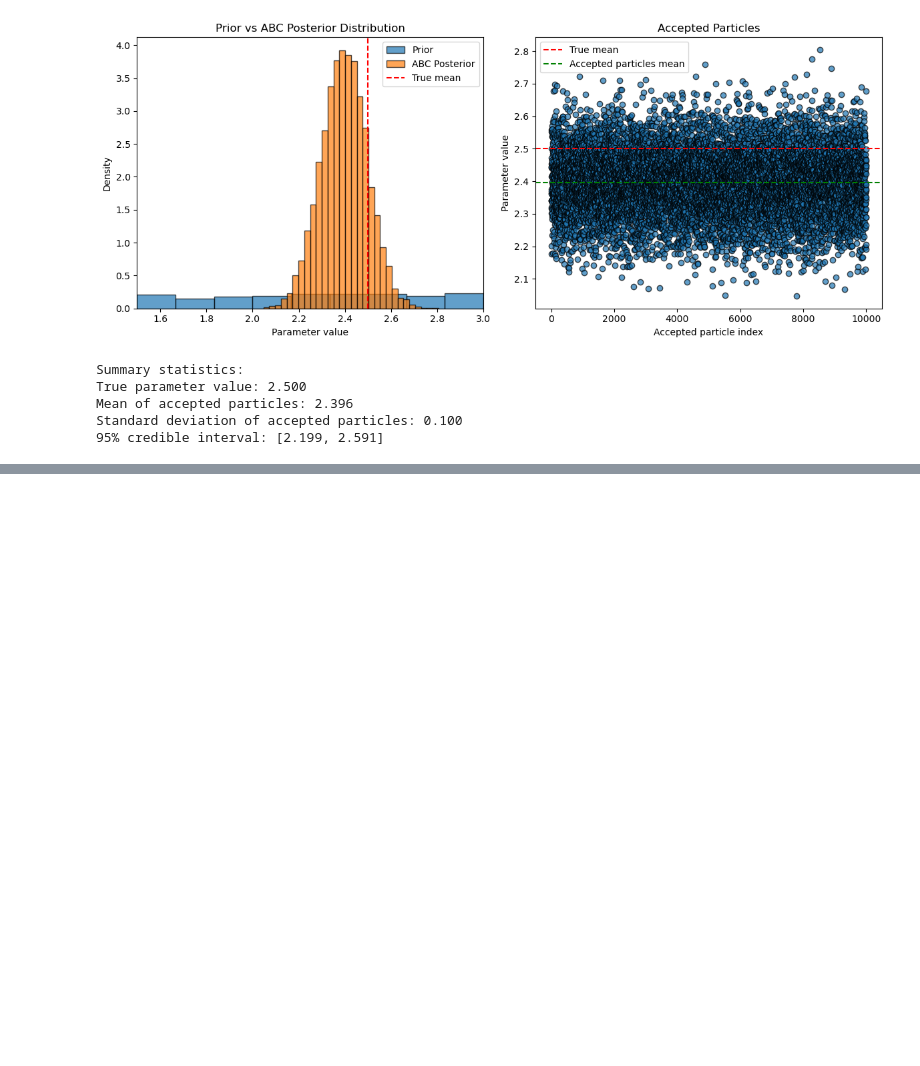
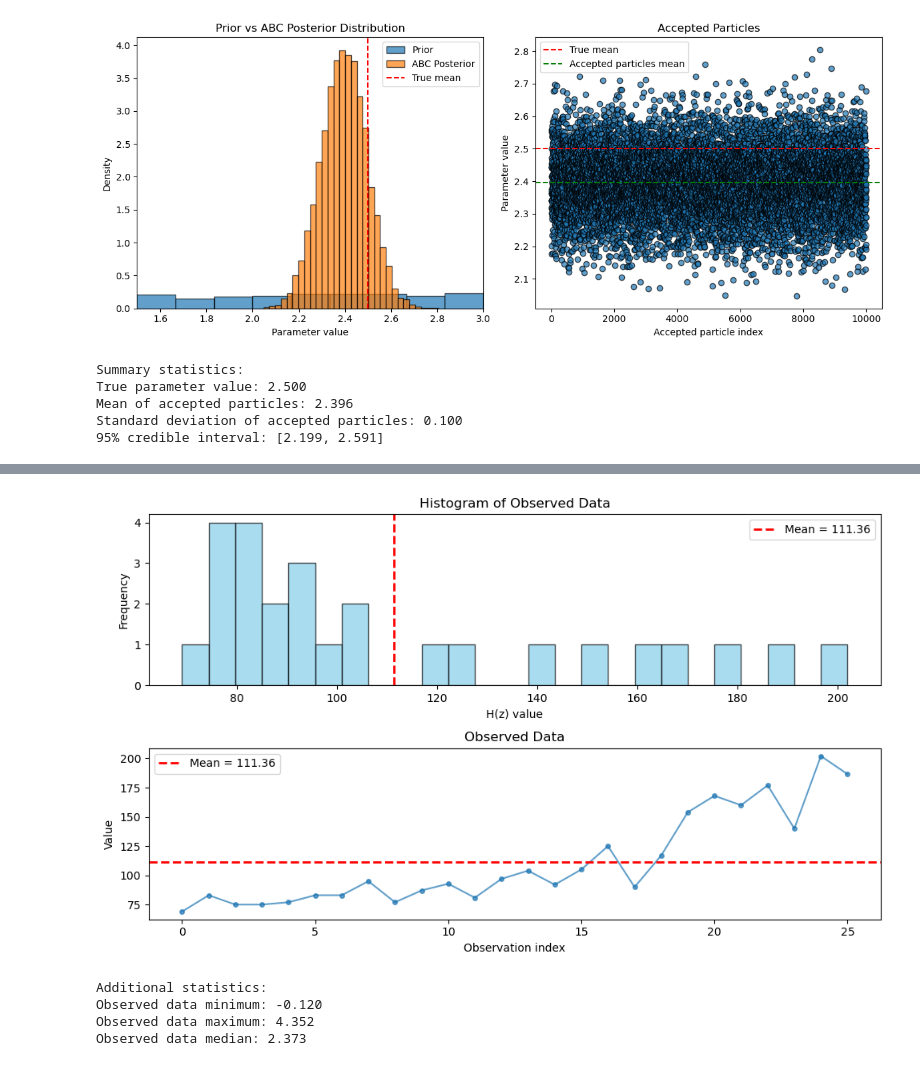
Before and after one commit to mazapataa/sbi-basic, a Jupyter notebook: tutorial_1.ipynb, the cells around one changed output, grey strips where cells are left out. Drawn from its saved outputs; the diff is of its cells as text; code cells hidden in the pictures; blank space fills up the shorter version.

```diff
--- a/tutorial_1.ipynb
+++ b/tutorial_1.ipynb
@@ -278,0 +352,37 @@ Standard deviation of accepted particles: 0.100
+# %%
+plt.figure(figsize=(10, 6))
+
+# Histogram of the observed data
+plt.subplot(2, 1, 1)
+plt.hist(hub_obs, bins=25, alpha=0.7, color='skyblue', edgecolor='black')
+plt.axvline(np.mean(hub_obs), color='red', linestyle='--', linewidth=2, label=f'Mean = {np.mean(hub_obs):.2f}')
+#plt.axvline(mean_tru, color='green', linestyle='--', linewidth=2, label=f'True mean = {mean_tru}')
+plt.xlabel('H(z) value')
+plt.ylabel('Frequency')
+plt.title('Histogram of Observed Data')
+plt.legend()
+
+# Time series of the observed data
+plt.subplot(2, 1, 2)
+plt.plot(hub_obs, 'o-', alpha=0.7, markersize=4)
+plt.axhline(np.mean(hub_obs), color='red', linestyle='--', linewidth=2, label=f'Mean = {np.mean(hub_obs):.2f}')
+#plt.axhline(mean_tru, color='green', linestyle='--', linewidth=2, label=f'True mean = {mean_tru}')
+plt.xlabel('Observation index')
+plt.ylabel('Value')
+plt.title('Observed Data')
+plt.legend()
+
+plt.tight_layout()
+plt.show()
+
+# Print some additional statistics
+print(f"\nAdditional statistics:")
+print(f"Observed data minimum: {np.min(data_obs):.3f}")
+print(f"Observed data maximum: {np.max(data_obs):.3f}")
+print(f"Observed data median: {np.median(data_obs):.3f}")
+# %% [output]
+[figure, added]
+Additional statistics:
+Observed data minimum: -0.120
+Observed data maximum: 4.352
+Observed data median: 2.373
```
Also changed, not shown: parts of 9 cells of this notebook.
